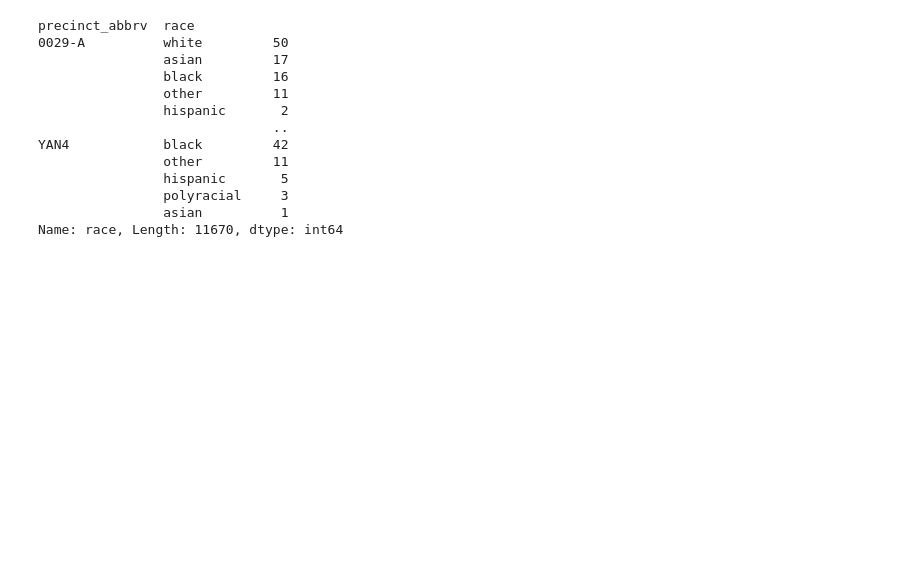
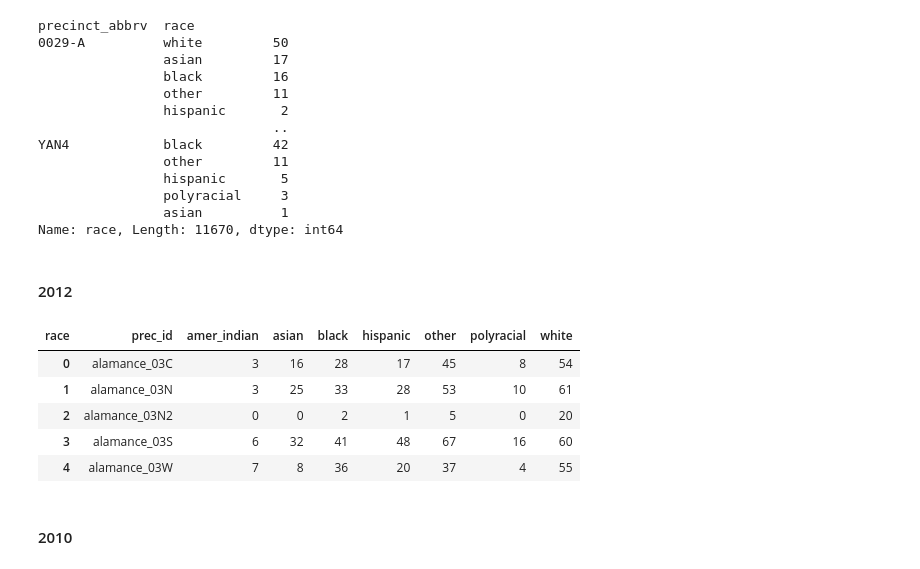
Before and after one commit to hangulu/thesis, a Jupyter notebook: code/data_cleaning.ipynb, the cells around one changed output. Drawn from its saved outputs; the diff is of its cells as text; code cells hidden in the pictures; blank space fills up the shorter version.

Commit message:
finished data cleaning code

```diff
--- a/code/data_cleaning.ipynb
+++ b/code/data_cleaning.ipynb
@@ -508,3 +508,41 @@ grouped_nc_demo_2010 = raw_nc_demo_2010.groupby('precinct_abbrv')['race'].value_
 grouped_nc_demo_2010.rename(columns = {'precinct_abbrv': 'prec_id'}, inplace=True)
 # %%
 grouped_nc_demo_2010.to_csv('electoral_data/nc_demo_2010.csv', index=False)
+# %% [markdown]
+#### 2012
+# %%
+def transform_nc_demo_df(df):
+    # Convert ethnic codes to racial codes
+    race_decoder = {'B': 'black', 'I': 'amer_indian', 'O': 'other',
+                    'W': 'white', 'A': 'asian', 'M': 'polyracial',
+                    'H': 'hispanic', 'U': 'other'}
+    df['raw_race'] = np.where(df['ethnic_code'] == 'HL', 'H', df['race_code'])
+    df['race'] = df['raw_race'].map(race_decoder)
+
+    # Strip whitespace from precinct abbreviations
+    df['precinct_abbrv'] = df['county_desc'].str.lower() + '_' + df['precinct_abbrv'].map(lambda x: x.strip())
+
+    # Drop empty rows
+    df.replace('', float('NaN'), inplace=True)
+    df.dropna(inplace=True)
+
+    # Group by race and count
+    grouped_df = df.groupby('precinct_abbrv')['race'].value_counts().unstack(1, fill_value=0).reset_index()
+
+    # Rename the precinct column
+    grouped_df.rename(columns = {'precinct_abbrv': 'prec_id'}, inplace=True)
+
+    return grouped_df
+# %%
+raw_nc_demo_2012 = pd.read_csv('raw_electoral_data/north_carolina/nc_voter_stats_2012.csv')
+# %%
+grouped_nc_demo_2012 = transform_nc_demo_df(raw_nc_demo_2012)
+# %%
+grouped_nc_demo_2012.head()
+# %% [output]
+| race | prec_id | amer_indian | asian | black | hispanic | other | polyracial | white |
+| 0 | alamance_03C | 3 | 16 | 28 | 17 | 45 | 8 | 54 |
+| 1 | alamance_03N | 3 | 25 | 33 | 28 | 53 | 10 | 61 |
+| 2 | alamance_03N2 | 0 | 0 | 2 | 1 | 5 | 0 | 20 |
+| 3 | alamance_03S | 6 | 32 | 41 | 48 | 67 | 16 | 60 |
+| 4 | alamance_03W | 7 | 8 | 36 | 20 | 37 | 4 | 55 |
@@ -510,0 +551,2 @@ grouped_nc_demo_2010.to_csv('electoral_data/nc_demo_2010.csv', index=False)
+# %% [markdown]
+#### 2010
```
Also changed, not shown: parts of 40 cells of this notebook.
